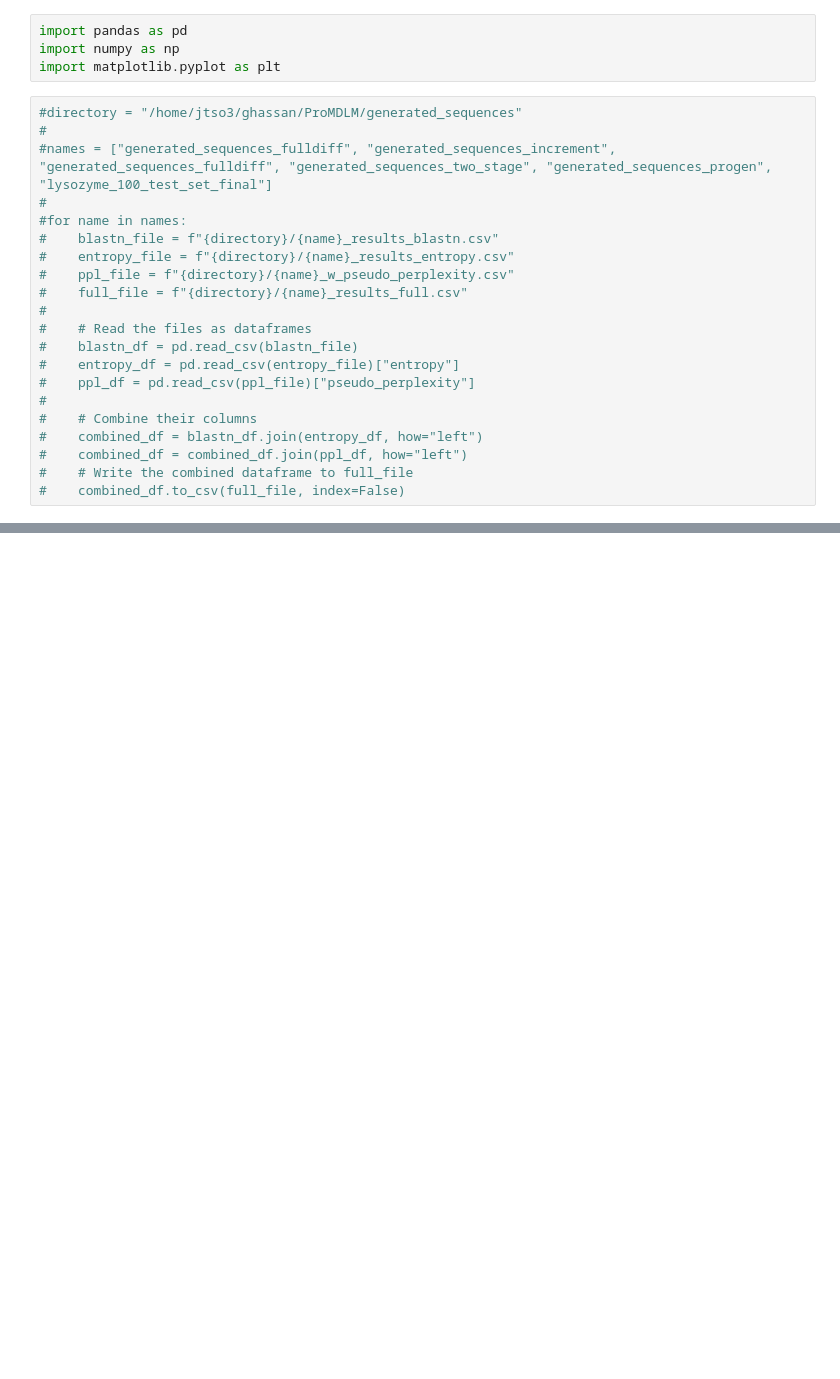
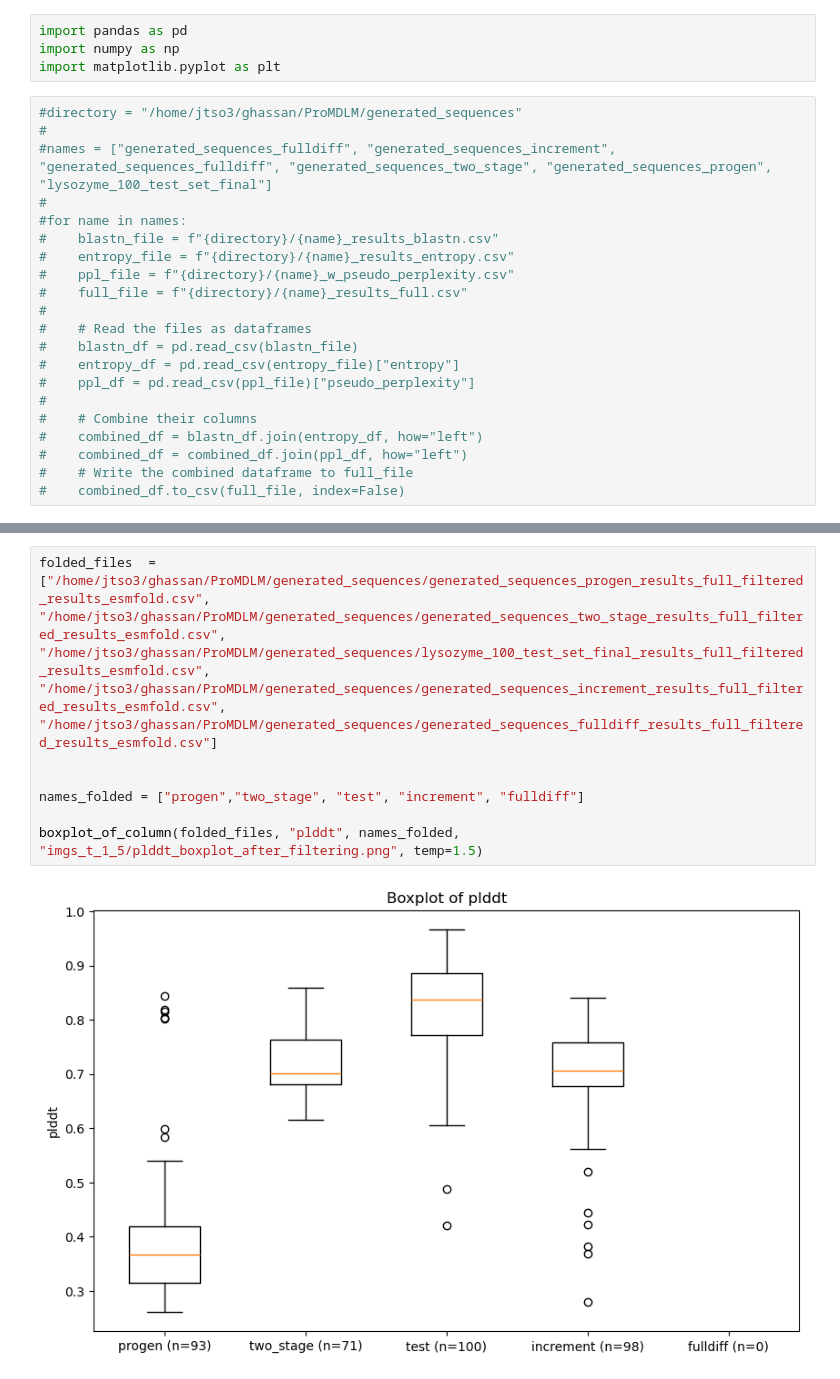
Before and after one commit to lludwig010/ProMDLM, a Jupyter notebook: plotting.ipynb, the cells around one changed output, grey strips where cells are left out. Cells and saved outputs as stored; diff of their text form; blank space fills up the shorter version.

```diff
--- a/plotting.ipynb
+++ b/plotting.ipynb
@@ -132,0 +129,13 @@ plt.savefig("imgs/scatterplot_diversity_vs_pseudo_perplexity.png")
+# %%
+folded_files  = ["/home/jtso3/ghassan/ProMDLM/generated_sequences/generated_sequences_progen_results_full_filtered_results_esmfold.csv",
+"/home/jtso3/ghassan/ProMDLM/generated_sequences/generated_sequences_two_stage_results_full_filtered_results_esmfold.csv",
+"/home/jtso3/ghassan/ProMDLM/generated_sequences/lysozyme_100_test_set_final_results_full_filtered_results_esmfold.csv",
+"/home/jtso3/ghassan/ProMDLM/generated_sequences/generated_sequences_increment_results_full_filtered_results_esmfold.csv",
+"/home/jtso3/ghassan/ProMDLM/generated_sequences/generated_sequences_fulldiff_results_full_filtered_results_esmfold.csv"]
+
+
+names_folded = ["progen","two_stage", "test", "increment", "fulldiff"]
+
+boxplot_of_column(folded_files, "plddt", names_folded, "imgs_t_1_5/plddt_boxplot_after_filtering.png", temp=1.5)
+# %% [output]
+[figure, added]
```
Also changed, not shown: parts of 8 cells of this notebook, 44 other files.
